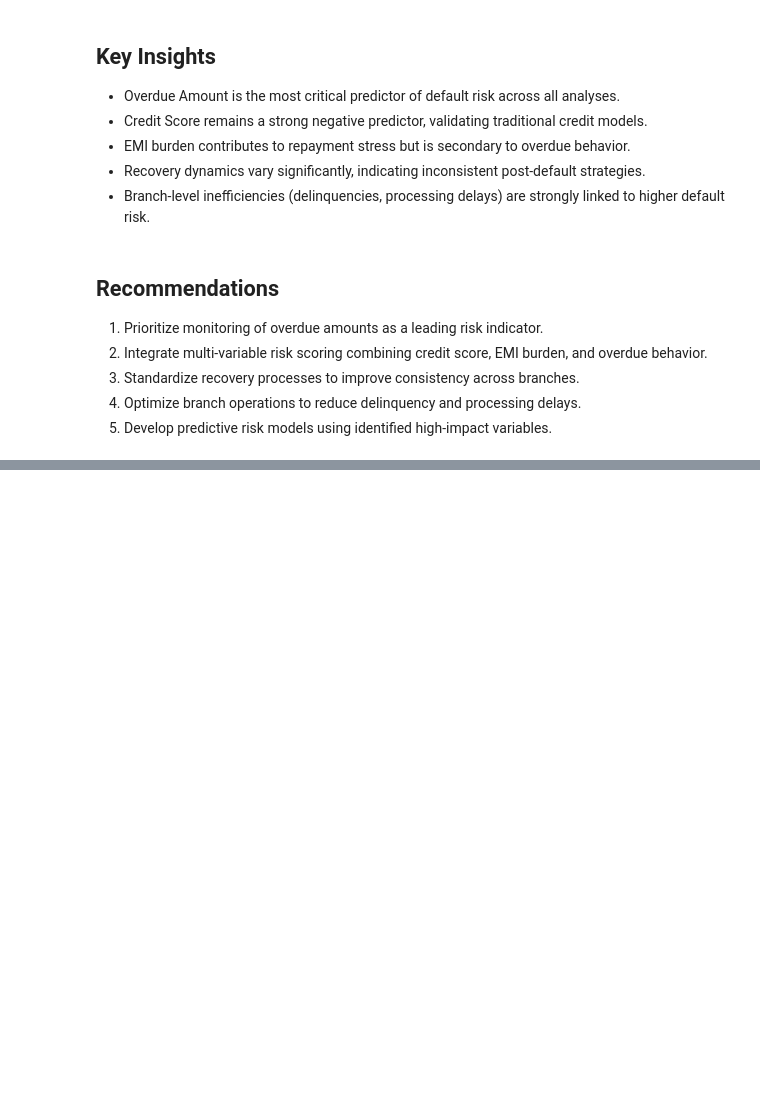
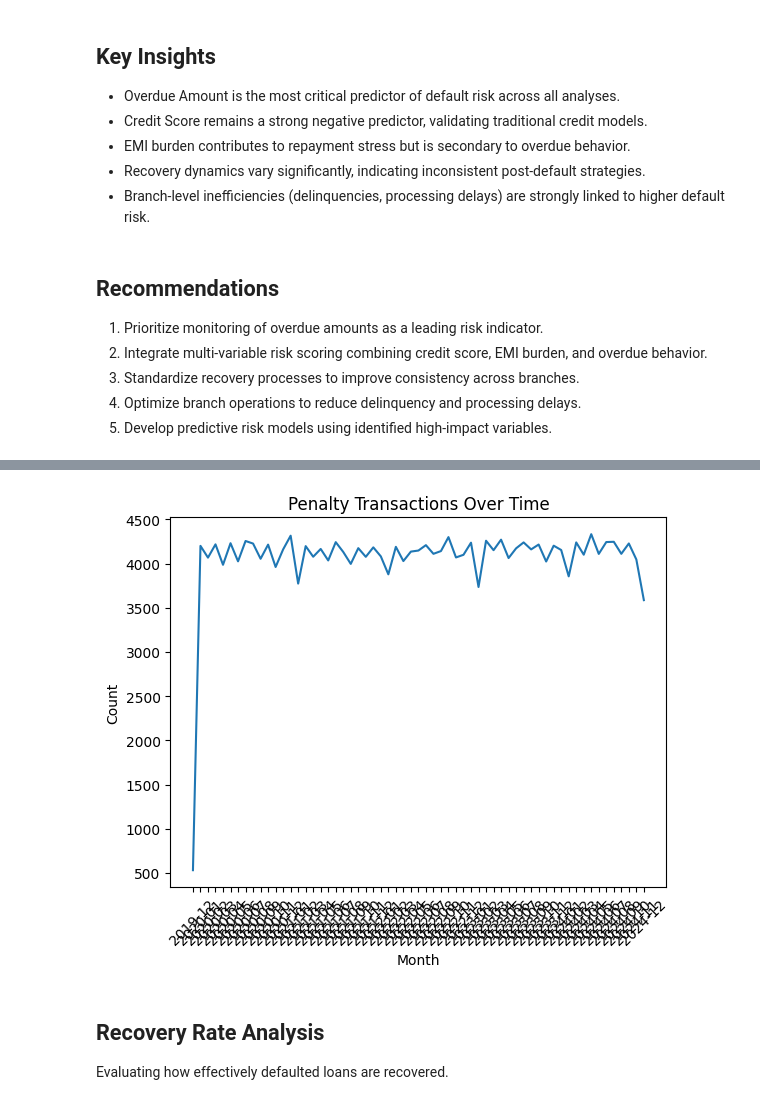
Before and after one commit to madhurmd/hero-fincorp-loan-analysis, a Jupyter notebook: notebooks/analysis.ipynb, the cells around one changed output, grey strips where cells are left out. Saved outputs shown, nothing was run; the diff lists cells and outputs as text; code cells hidden in the pictures; blank space fills up the shorter version.

Commit message:
Completed Task 7: Transaction and Recovery Analysis

```diff
--- a/notebooks/analysis.ipynb
+++ b/notebooks/analysis.ipynb
@@ -906,0 +925,19 @@ plt.show()
+# %%
+transactions['Month'] = transactions['Transaction_Date'].dt.to_period('M').astype(str)
+
+penalty_txn = transactions[transactions['Payment_Type'] == 'Penalty']
+penalty_trend = penalty_txn.groupby('Month').size()
+
+plt.figure()
+plt.plot(penalty_trend.index, penalty_trend.values)
+plt.xticks(rotation=45)
+plt.title("Penalty Transactions Over Time")
+plt.xlabel("Month")
+plt.ylabel("Count")
+plt.show()
+# %% [output]
+[figure, added]
+# %% [markdown]
+## Recovery Rate Analysis
+
+Evaluating how effectively defaulted loans are recovered.
```
Also changed, not shown: parts of 14 cells of this notebook.
